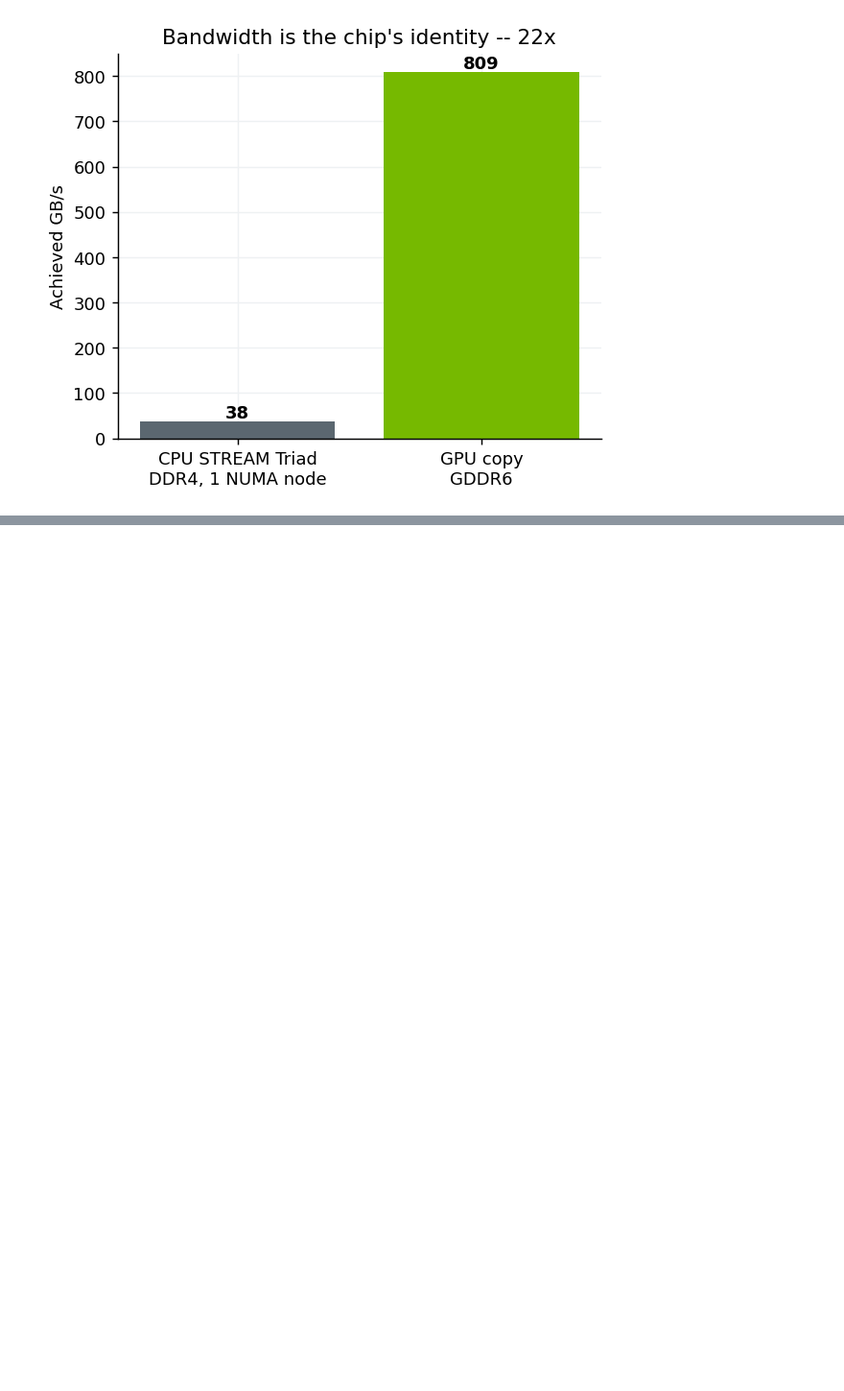
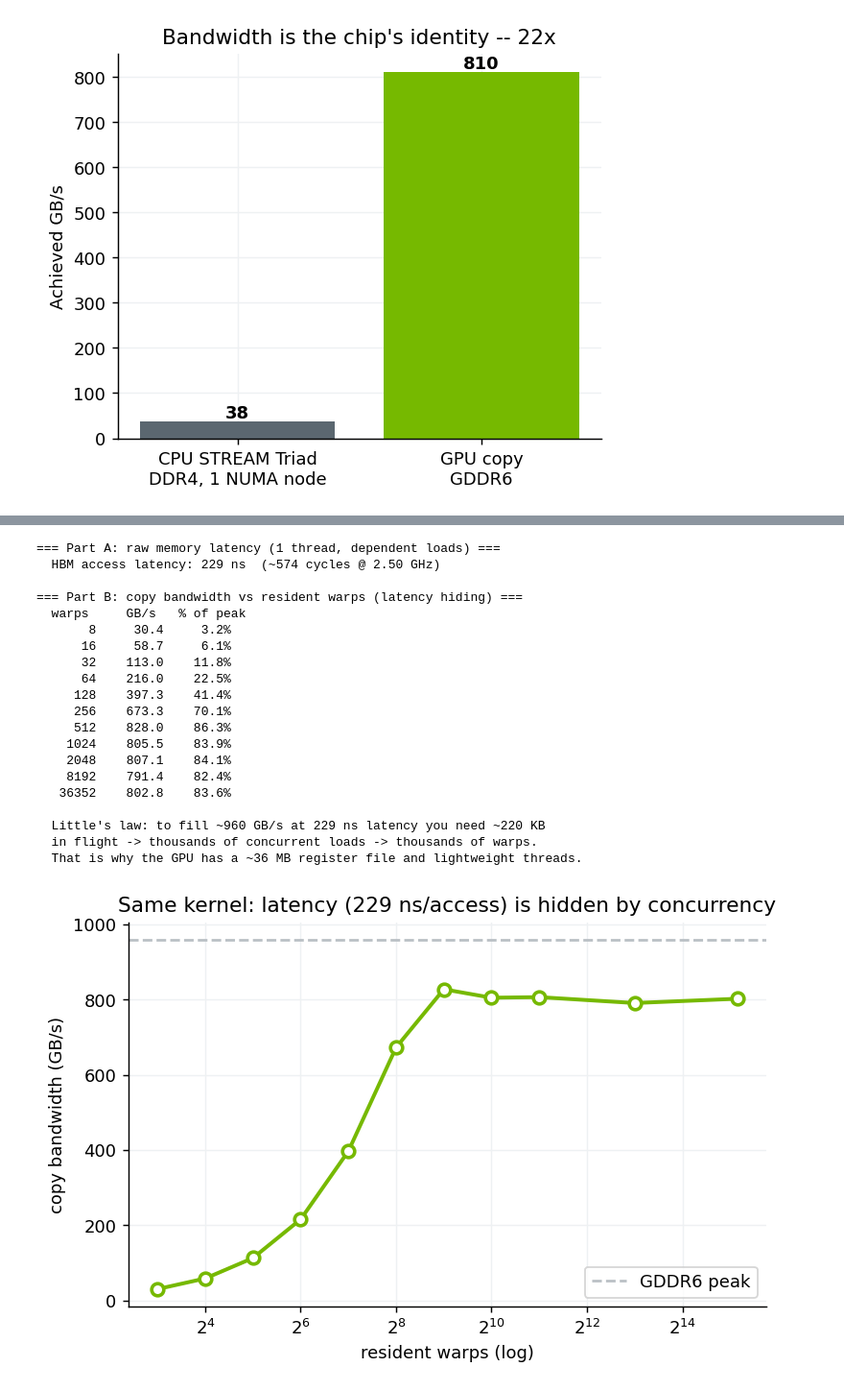
Before and after one commit to StarGazerM/gpu-cost-model-course, a Jupyter notebook: course.ipynb, the cells around one changed output, grey strips where cells are left out. Shown at 96% size. Drawn from its saved outputs; the diff is of its cells as text; code cells hidden in the pictures; blank space fills up the shorter version.

```diff
--- a/course.ipynb
+++ b/course.ipynb
@@ -74 +78,35 @@ plt.show()
+# %%
+out = sh("./latency", cwd=f"{ROOT}/demo7_latency"); print(out)
+lat = grab(out, r"latency:\s*([\d.]+)\s*ns")
+rows = re.findall(r"^\s*(\d+)\s+([\d.]+)\s+[\d.]+%\s*$", out, re.M)
+warps = [int(a) for a, _ in rows]; gbps = [float(b) for _, b in rows]
+fig, ax = plt.subplots(figsize=(6.6, 4))
+ax.plot(warps, gbps, "o-", color=GPU, lw=2.2, ms=7, mfc="white", mew=2)
+ax.axhline(960, ls="--", color=CEIL, label="GDDR6 peak")
+ax.set_xscale("log", base=2); ax.set_xlabel("resident warps (log)"); ax.set_ylabel("copy bandwidth (GB/s)")
+ax.set_title(f"Same kernel: latency ({lat:.0f} ns/access) is hidden by concurrency")
+ax.legend(loc="lower right")
+plt.show()
+# %% [output]
+=== Part A: raw memory latency (1 thread, dependent loads) ===
+  HBM access latency: 229 ns  (~574 cycles @ 2.50 GHz)
+
+=== Part B: copy bandwidth vs resident warps (latency hiding) ===
+  warps     GB/s   % of peak
+       8     30.4     3.2%
+      16     58.7     6.1%
+      32    113.0    11.8%
+      64    216.0    22.5%
+     128    397.3    41.4%
+     256    673.3    70.1%
+     512    828.0    86.3%
+    1024    805.5    83.9%
+    2048    807.1    84.1%
+    8192    791.4    82.4%
+   36352    802.8    83.6%
+
+  Little's law: to fill ~960 GB/s at 229 ns latency you need ~220 KB
+  in flight -> thousands of concurrent loads -> thousands of warps.
+  That is why the GPU has a ~36 MB register file and lightweight threads.
+[figure, added]
 # %% [markdown]
```
Also changed, not shown: parts of 18 cells of this notebook, 3 other files.
